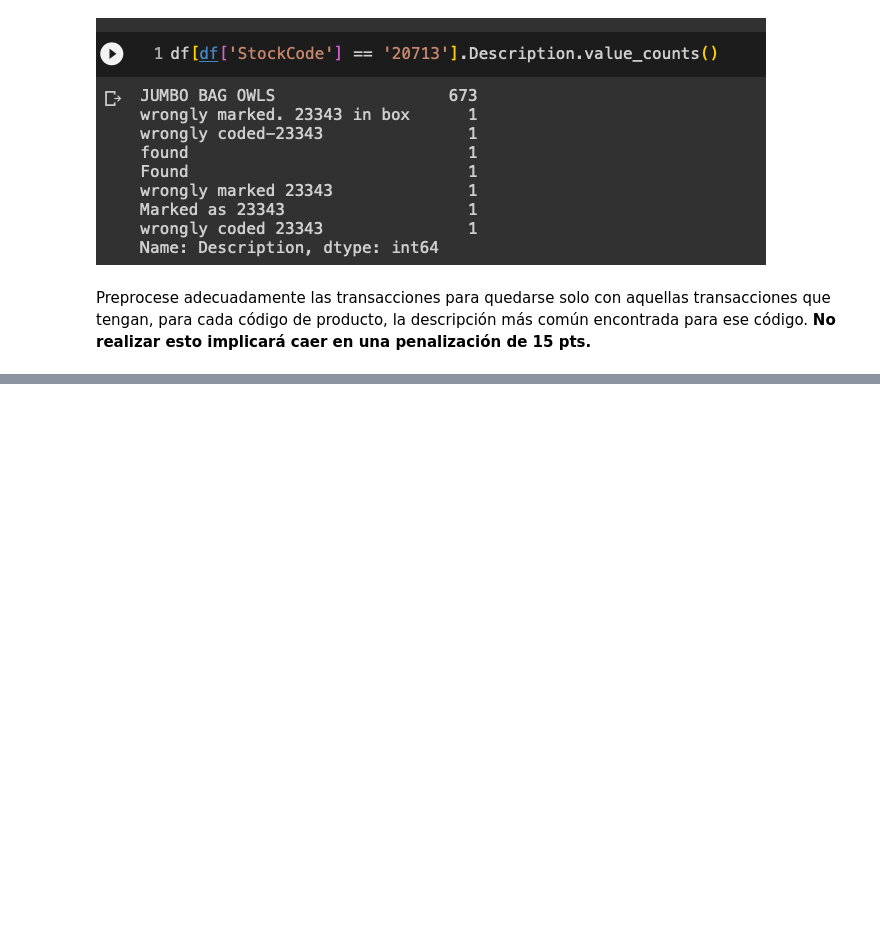
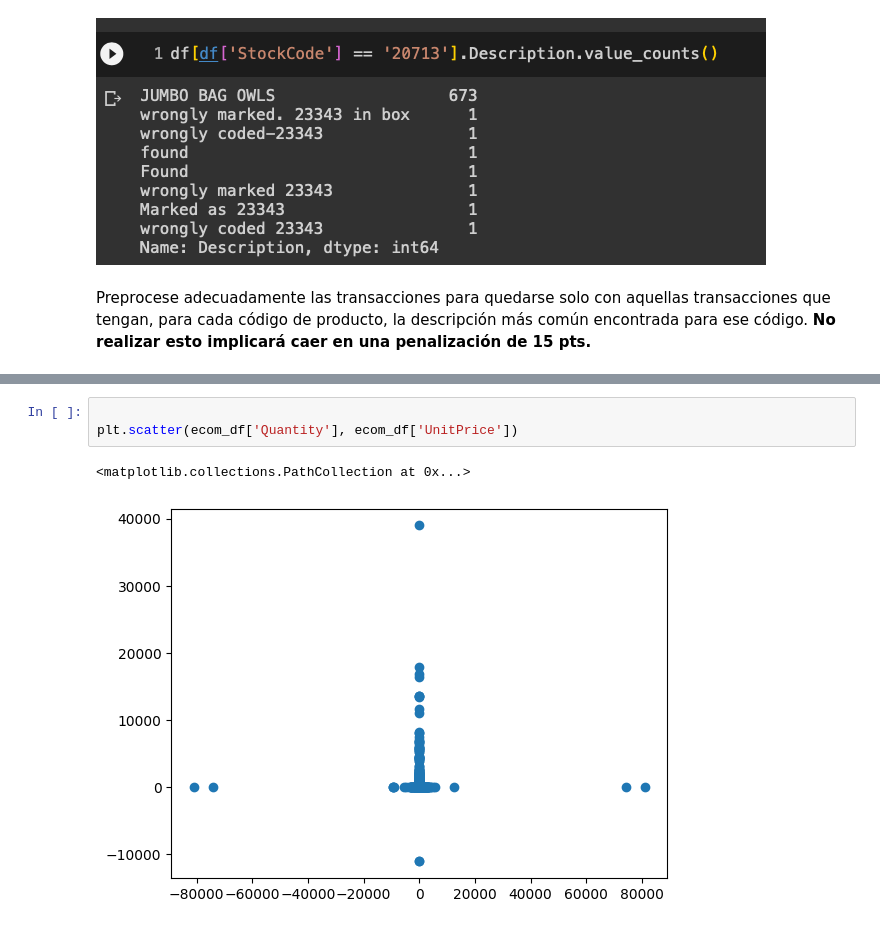
Before and after one commit to ElKroko/Data-Science, a Jupyter notebook: Tarea 3/Enunciado_Lab_3_Clustering_y_Reglas_de_Asociación.ipynb, the cells around one changed output, grey strips where cells are left out. Cells and saved outputs as stored; diff of their text form; blank space fills up the shorter version.

```diff
--- a/Tarea 3/Enunciado_Lab_3_Clustering_y_Reglas_de_Asociación.ipynb
+++ b/Tarea 3/Enunciado_Lab_3_Clustering_y_Reglas_de_Asociación.ipynb
@@ -105,0 +121,6 @@ Preprocese adecuadamente las transacciones para quedarse solo con aquellas trans
+# %%
+
+plt.scatter(ecom_df['Quantity'], ecom_df['UnitPrice'])
+# %% [output]
+<matplotlib.collections.PathCollection at 0x...>
+[figure, added]
```
Also changed, not shown: parts of 13 cells of this notebook.
